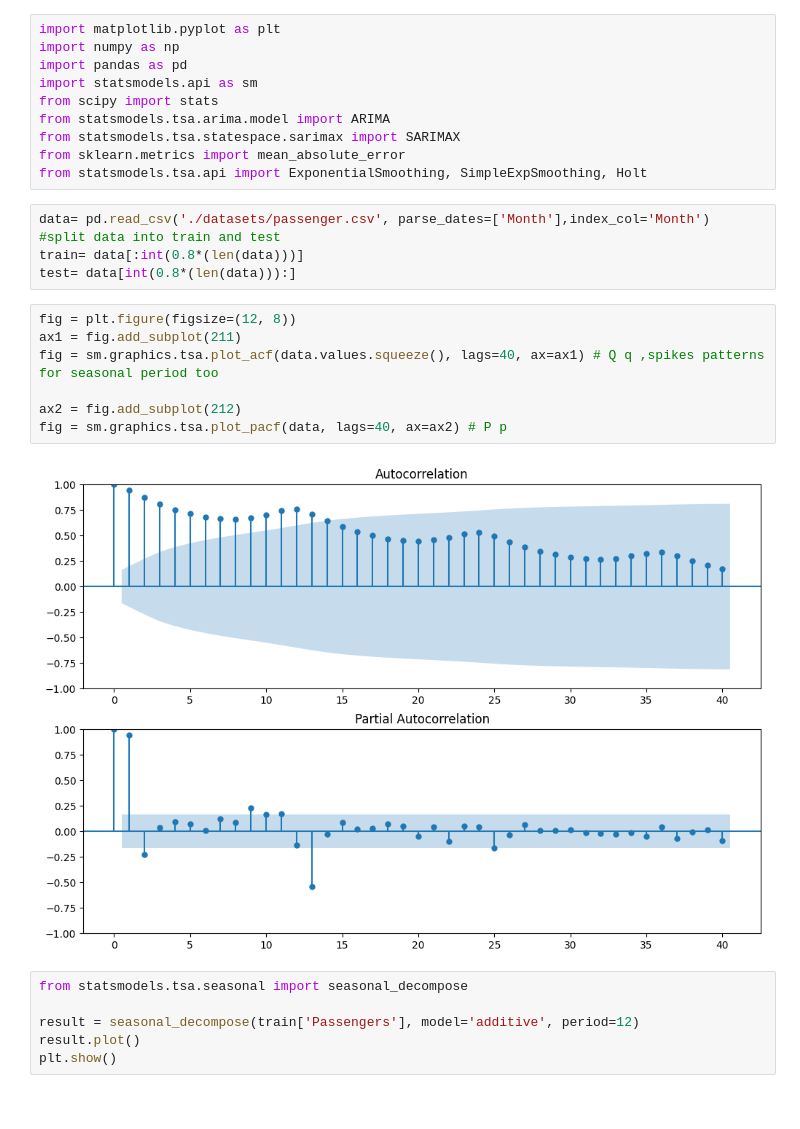
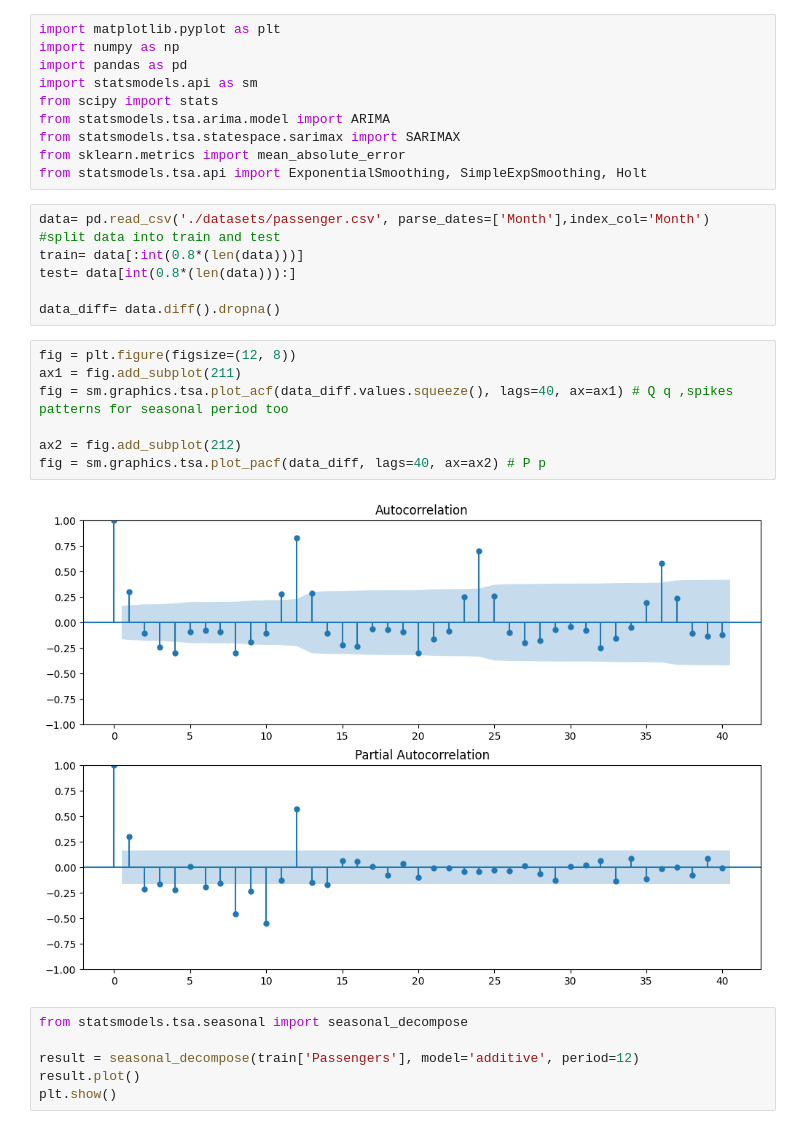
Before and after one commit to Chebil-Ilef/Time-Series-Forecasting, a Jupyter notebook: statistical_models.ipynb, the cells around one changed output. Drawn from its saved outputs; the diff is of its cells as text.

```diff
--- a/statistical_models.ipynb
+++ b/statistical_models.ipynb
@@ -15,15 +15,17 @@ data= pd.read_csv('./datasets/passenger.csv', parse_dates=['Month'],index_col='M
 #split data into train and test
 train= data[:int(0.8*(len(data)))]
 test= data[int(0.8*(len(data))):]
+
+data_diff= data.diff().dropna()
 # %%
 fig = plt.figure(figsize=(12, 8))
 ax1 = fig.add_subplot(211)
-fig = sm.graphics.tsa.plot_acf(data.values.squeeze(), lags=40, ax=ax1) # Q q ,spikes patterns for seasonal period too
+fig = sm.graphics.tsa.plot_acf(data_diff.values.squeeze(), lags=40, ax=ax1) # Q q ,spikes patterns for seasonal period too
 
 ax2 = fig.add_subplot(212)
-fig = sm.graphics.tsa.plot_pacf(data, lags=40, ax=ax2) # P p
+fig = sm.graphics.tsa.plot_pacf(data_diff, lags=40, ax=ax2) # P p
 # %% [output]
-[figure, old version]
+[figure, new version]
 # %%
 from statsmodels.tsa.seasonal import seasonal_decompose
 
```
Also changed, not shown: parts of 4 cells of this notebook, 1 other file.
